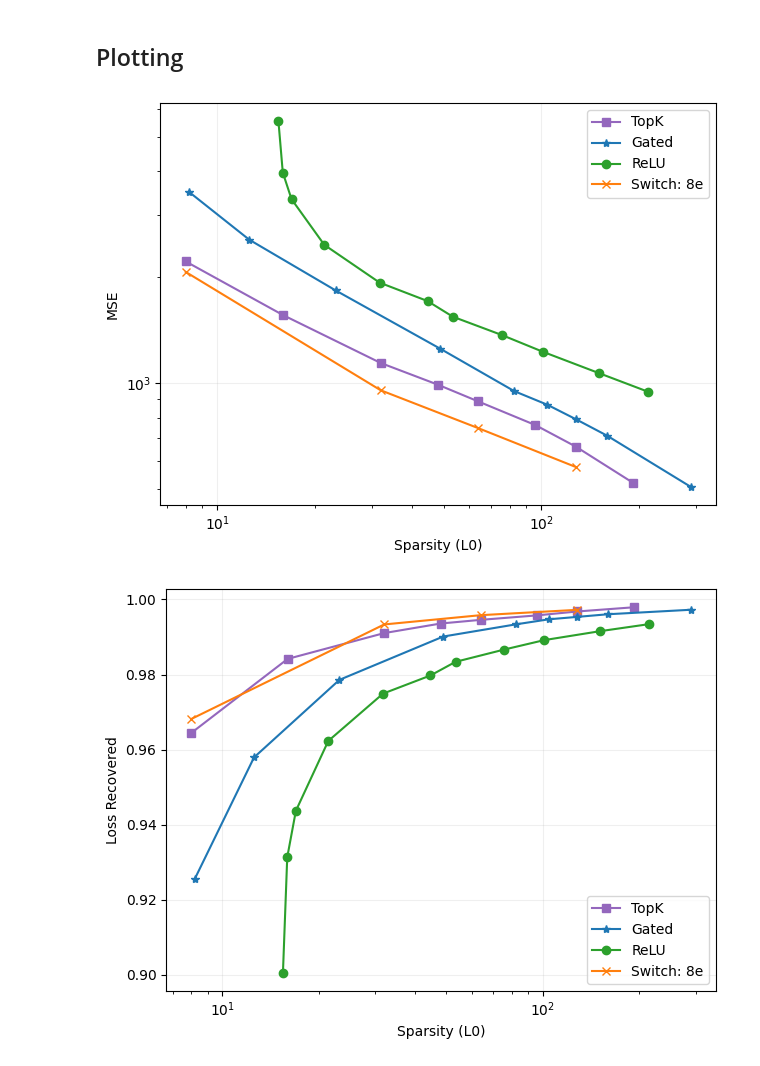
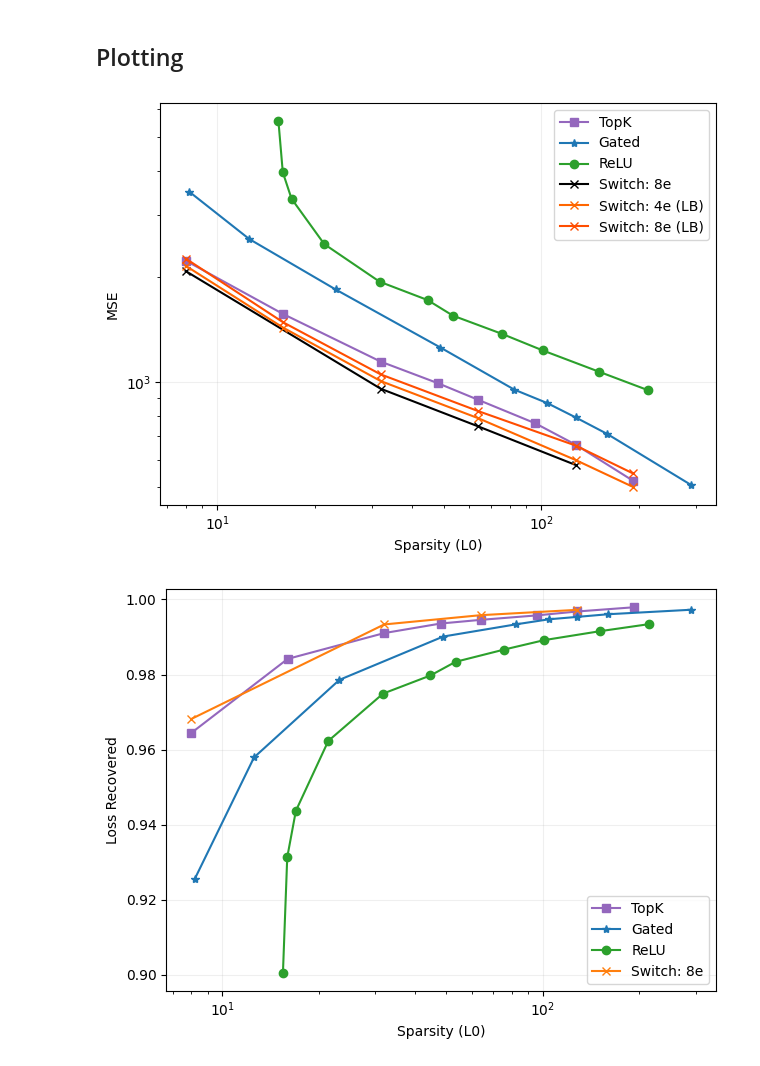
Before and after one commit to amudide/switch_sae, a Jupyter notebook: results/primary/primary-flop-match.ipynb, the cells around one changed output. Cells and saved outputs as stored; diff of their text form; code cells hidden in the pictures.

Commit message:
Add switch fast primary plot and prelim switch flop-matched primary plot

```diff
--- a/results/primary/primary-flop-match.ipynb
+++ b/results/primary/primary-flop-match.ipynb
@@ -31,6 +31,28 @@ def clean(df, topk=False):
     df = pd.DataFrame(data, columns=['l0', 'mse_loss', 'frac_recovered', 'delta_ce'])
     df = df.sort_values(by='l0')
     return df
+# %%
+def clean_interim(df, topk=False):
+    if topk:
+        patterns = ['experts$', 'effective_l0$', 'l2_loss$']
+    else:
+        patterns = ['experts$', 'l0$', 'l2_loss$']
+    filtered_columns = df.columns[df.columns.str.contains('|'.join(patterns))]
+    df = df[filtered_columns]
+    df.columns = [re.split(r'[./]', col)[-1] for col in df.columns]
+    df = df.dropna(axis=1, how='any')
+
+    if topk:
+        l0 = df["effective_l0"].to_numpy().flatten()
+    else:
+        l0 = df["l0"].to_numpy().flatten()
+    l2_loss = df["l2_loss"].to_numpy().flatten()
+    experts = df["experts"].to_numpy().flatten()
+
+    data = np.array([experts, l0, l2_loss]).T
+    df = pd.DataFrame(data, columns=['experts', 'l0', 'mse_loss'])
+    df = df.sort_values(by='l0')
+    return df
 # %%
 df_relu = pd.read_csv("primary-relu.csv")
 df_relu = clean(df_relu)
@@ -55,0 +76,6 @@ df_switch8.to_csv("primary-switch8e-clean.csv")
+# %%
+df_switch_flop = pd.read_csv('primary-switch-flop.csv')
+df_switch_flop = clean_interim(df_switch_flop, topk=True)
+# %%
+df_switch_flop4 = df_switch_flop[df_switch_flop['experts'] == 4]
+df_switch_flop8 = df_switch_flop[df_switch_flop['experts'] == 8]
@@ -58,26 +104,28 @@ df_switch8.to_csv("primary-switch8e-clean.csv")
 # %%
 plt.plot(df_topk['l0'], df_topk['mse_loss'], label='TopK', marker='s', color='#9467bd')
 plt.plot(df_gated['l0'], df_gated['mse_loss'], label='Gated', marker='*', color='#1f77b4')
 plt.plot(df_relu['l0'], df_relu['mse_loss'], label='ReLU', marker='o', color='#2ca02c')
 
-plt.plot(df_switch8['l0'], df_switch8['mse_loss'], label='Switch: 8e', marker='x', color='#ff7f0e')
+plt.plot(df_switch8['l0'], df_switch8['mse_loss'], label='Switch: 8e', marker='x', color='#000000')
+plt.plot(df_switch_flop4['l0'], df_switch_flop4['mse_loss'], label='Switch: 4e (LB)', marker='x', color='#ff6600')
+plt.plot(df_switch_flop8['l0'], df_switch_flop8['mse_loss'], label='Switch: 8e (LB)', marker='x', color='#ff4d00')
 
 plt.xscale('log')
 plt.yscale('log')
 
 plt.xlabel("Sparsity (L0)")
 plt.ylabel("MSE")
 
 plt.legend()
 
 plt.grid(True, which="major", ls="-", alpha=0.2)
 
 
 plt.tight_layout()
 plt.savefig("flopmatch_l0_mse.png")
 plt.show()
 # %% [output]
-[figure, old version]
+[figure, new version]
 # %%
 plt.plot(df_topk['l0'], df_topk['frac_recovered'], label='TopK', marker='s', color='#9467bd')
 plt.plot(df_gated['l0'], df_gated['frac_recovered'], label='Gated', marker='*', color='#1f77b4')
```
Also changed, not shown: parts of 5 cells of this notebook, 12 other files.
